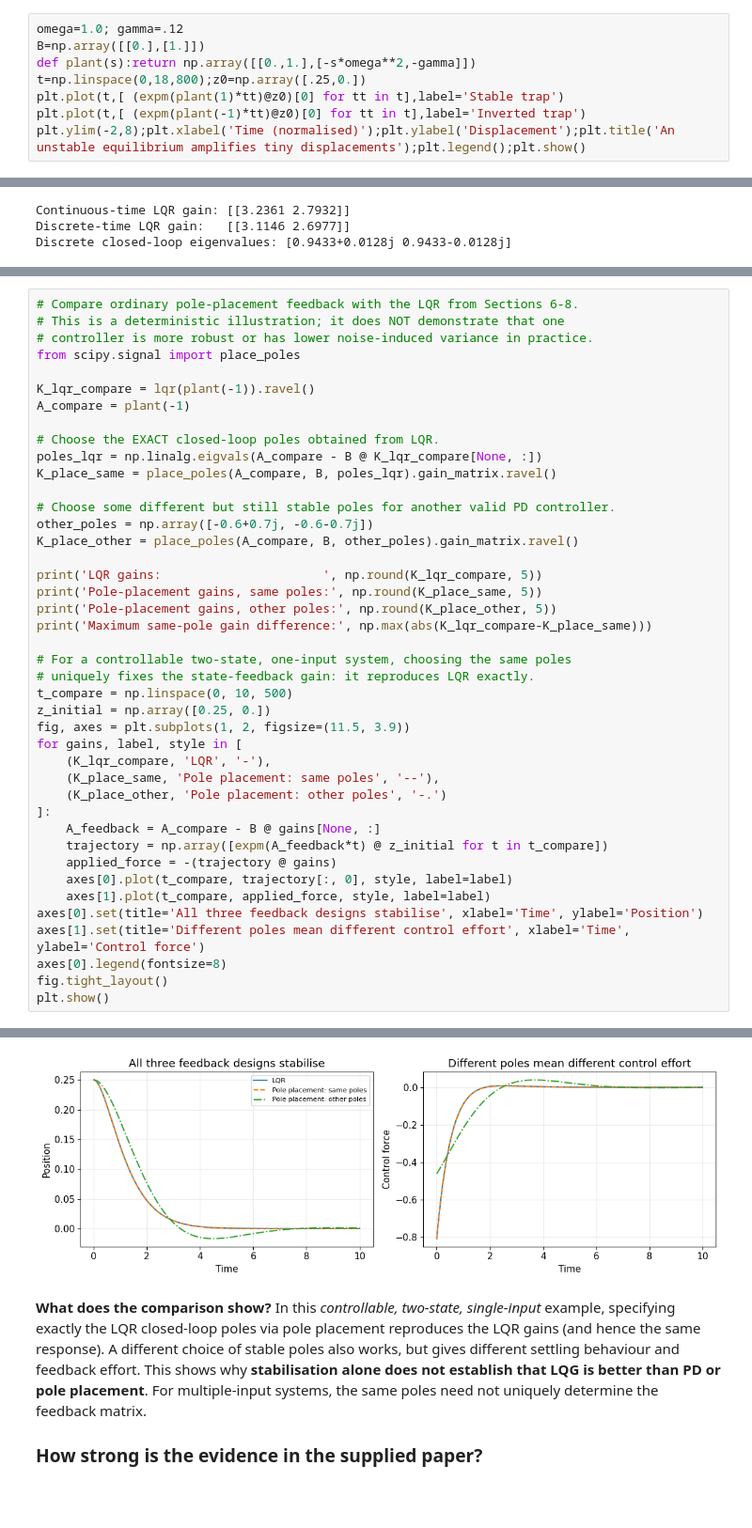
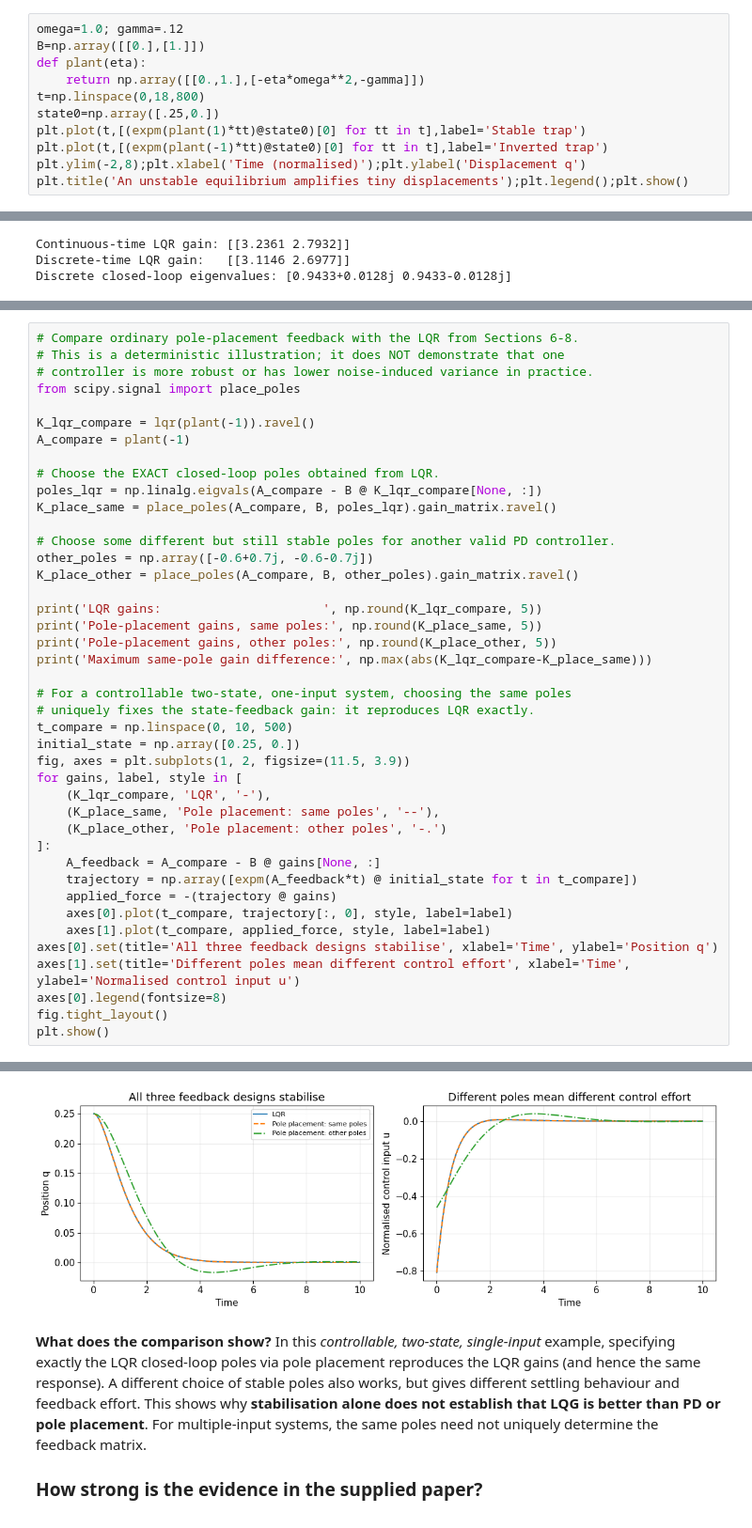
Before and after one commit to phwl/levcontrol, a Jupyter notebook: pylqg_project/notebooks/levitated_optomechanics_LQG_1d.ipynb, the cells around one changed output, grey strips where cells are left out. Shown at 94% size. Saved outputs shown, nothing was run; the diff lists cells and outputs as text.

```diff
--- a/pylqg_project/notebooks/levitated_optomechanics_LQG_1d.ipynb
+++ b/pylqg_project/notebooks/levitated_optomechanics_LQG_1d.ipynb
@@ -283,9 +414,12 @@ First, observe the unforced deterministic response from the same initial displac
 # %%
 omega=1.0; gamma=.12
 B=np.array([[0.],[1.]])
-def plant(s):return np.array([[0.,1.],[-s*omega**2,-gamma]])
-t=np.linspace(0,18,800);z0=np.array([.25,0.])
-plt.plot(t,[ (expm(plant(1)*tt)@z0)[0] for tt in t],label='Stable trap')
-plt.plot(t,[ (expm(plant(-1)*tt)@z0)[0] for tt in t],label='Inverted trap')
-plt.ylim(-2,8);plt.xlabel('Time (normalised)');plt.ylabel('Displacement');plt.title('An unstable equilibrium amplifies tiny displacements');plt.legend();plt.show()
+def plant(eta):
+    return np.array([[0.,1.],[-eta*omega**2,-gamma]])
+t=np.linspace(0,18,800)
+state0=np.array([.25,0.])
+plt.plot(t,[(expm(plant(1)*tt)@state0)[0] for tt in t],label='Stable trap')
+plt.plot(t,[(expm(plant(-1)*tt)@state0)[0] for tt in t],label='Inverted trap')
+plt.ylim(-2,8);plt.xlabel('Time (normalised)');plt.ylabel('Displacement q')
+plt.title('An unstable equilibrium amplifies tiny displacements');plt.legend();plt.show()
 # %% [output]
@@ -502,7 +638,7 @@ print('Maximum same-pole gain difference:', np.max(abs(K_lqr_compare-K_place_sam
 # For a controllable two-state, one-input system, choosing the same poles
 # uniquely fixes the state-feedback gain: it reproduces LQR exactly.
 t_compare = np.linspace(0, 10, 500)
-z_initial = np.array([0.25, 0.])
+initial_state = np.array([0.25, 0.])
 fig, axes = plt.subplots(1, 2, figsize=(11.5, 3.9))
 for gains, label, style in [
     (K_lqr_compare, 'LQR', '-'),
@@ -510,12 +646,12 @@ for gains, label, style in [
     (K_place_other, 'Pole placement: other poles', '-.')
 ]:
     A_feedback = A_compare - B @ gains[None, :]
-    trajectory = np.array([expm(A_feedback*t) @ z_initial for t in t_compare])
+    trajectory = np.array([expm(A_feedback*t) @ initial_state for t in t_compare])
     applied_force = -(trajectory @ gains)
     axes[0].plot(t_compare, trajectory[:, 0], style, label=label)
     axes[1].plot(t_compare, applied_force, style, label=label)
-axes[0].set(title='All three feedback designs stabilise', xlabel='Time', ylabel='Position')
-axes[1].set(title='Different poles mean different control effort', xlabel='Time', ylabel='Control force')
+axes[0].set(title='All three feedback designs stabilise', xlabel='Time', ylabel='Position q')
+axes[1].set(title='Different poles mean different control effort', xlabel='Time', ylabel='Normalised control input u')
 axes[0].legend(fontsize=8)
 fig.tight_layout()
 plt.show()
@@ -527,4 +663,4 @@ Maximum same-pole gain difference: 4.440892098500626e-16
-[figure, old version]
+[figure, new version]
 # %% [markdown]
 **What does the comparison show?** In this *controllable, two-state, single-input* example, specifying exactly the LQR closed-loop poles via pole placement reproduces the LQR gains (and hence the same response). A different choice of stable poles also works, but gives different settling behaviour and feedback effort. This shows why **stabilisation alone does not establish that LQG is better than PD or pole placement**. For multiple-input systems, the same poles need not uniquely determine the feedback matrix.
 
```
Also changed, not shown: parts of 35 cells of this notebook, 2 other files.
